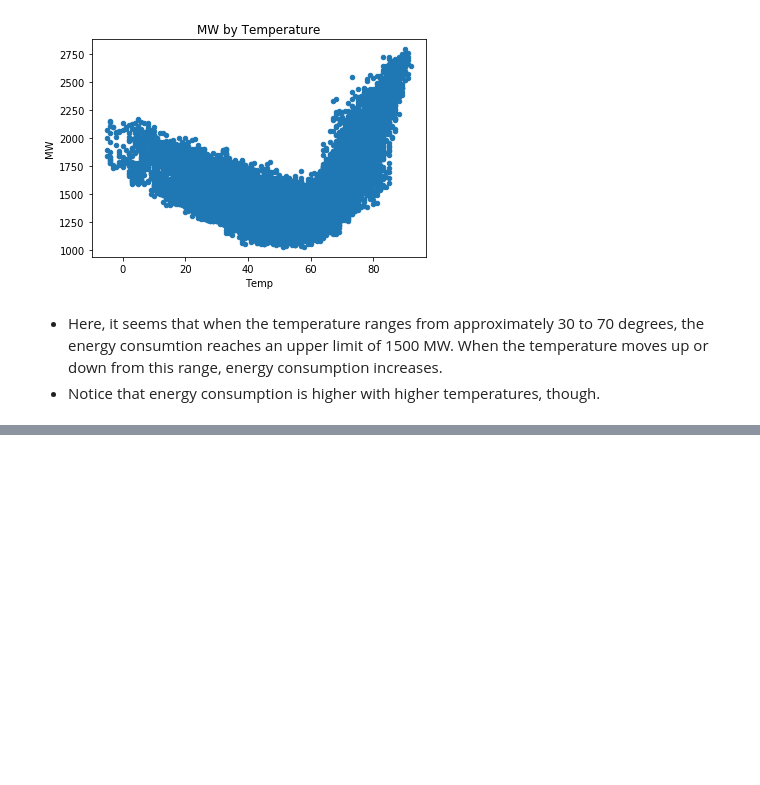
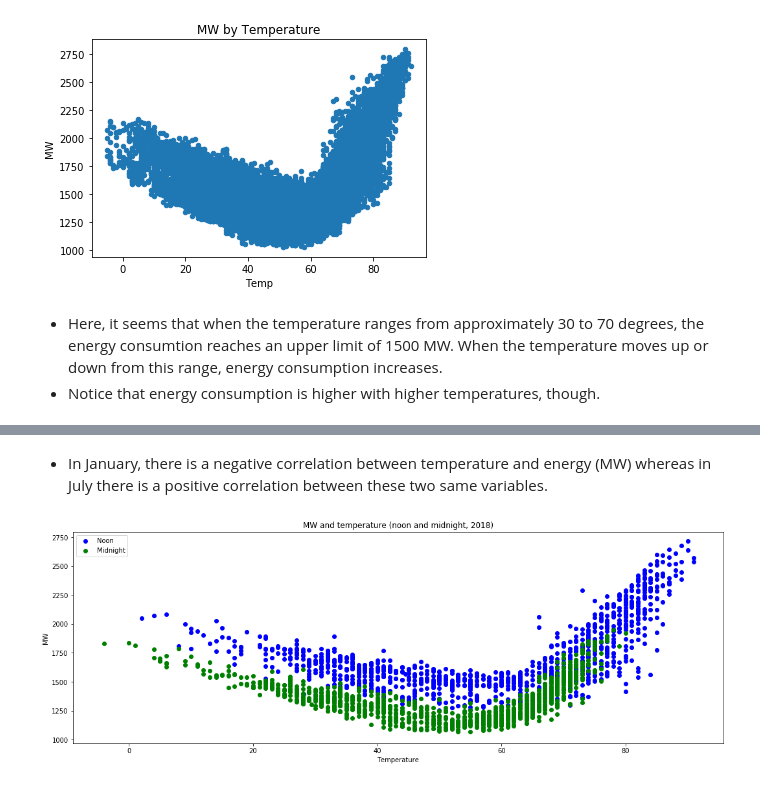
Before and after one commit to dvallea/Data_challenges, a Jupyter notebook: Milestone_1.ipynb, the cells around one changed output, grey strips where cells are left out. Drawn from its saved outputs; the diff is of its cells as text; code cells hidden in the pictures; blank space fills up the shorter version.

```diff
--- a/Milestone_1.ipynb
+++ b/Milestone_1.ipynb
@@ -163,0 +246,15 @@ Text(0.5, 1.0, 'MW by Temperature')
+# %% [markdown]
+- In January, there is a negative correlation between temperature and energy (MW) whereas in July there is a positive correlation between these two same variables.
+# %%
+# Energy and temperature for the hours of midnight and noon and compare them for the same months as above
+fig = plt.figure(figsize=(18,6))
+ax1 = fig.add_subplot(111)
+ax1.scatter(training.between_time('12:00','13:00')['Temp'], training.between_time('12:00','13:00')['MW'], color='blue', label='Noon')
+ax1.scatter(training.between_time('00:00','01:00')['Temp'], training.between_time('00:00','01:00')['MW'], color='green', label='Midnight')
+plt.legend()
+plt.xlabel('Temperature')
+plt.ylabel('MW')
+plt.title('MW and temperature (noon and midnight, 2018)')
+plt.show()
+# %% [output]
+[figure, added]
```
Also changed, not shown: parts of 9 cells of this notebook.
